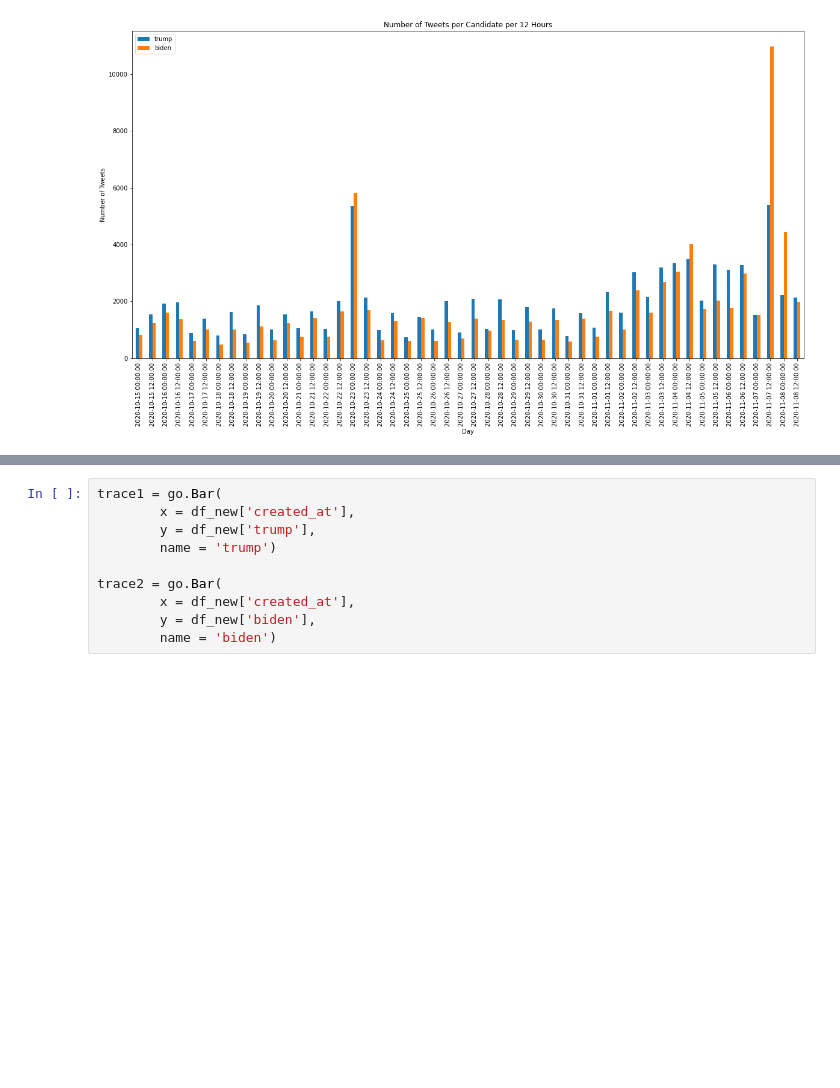
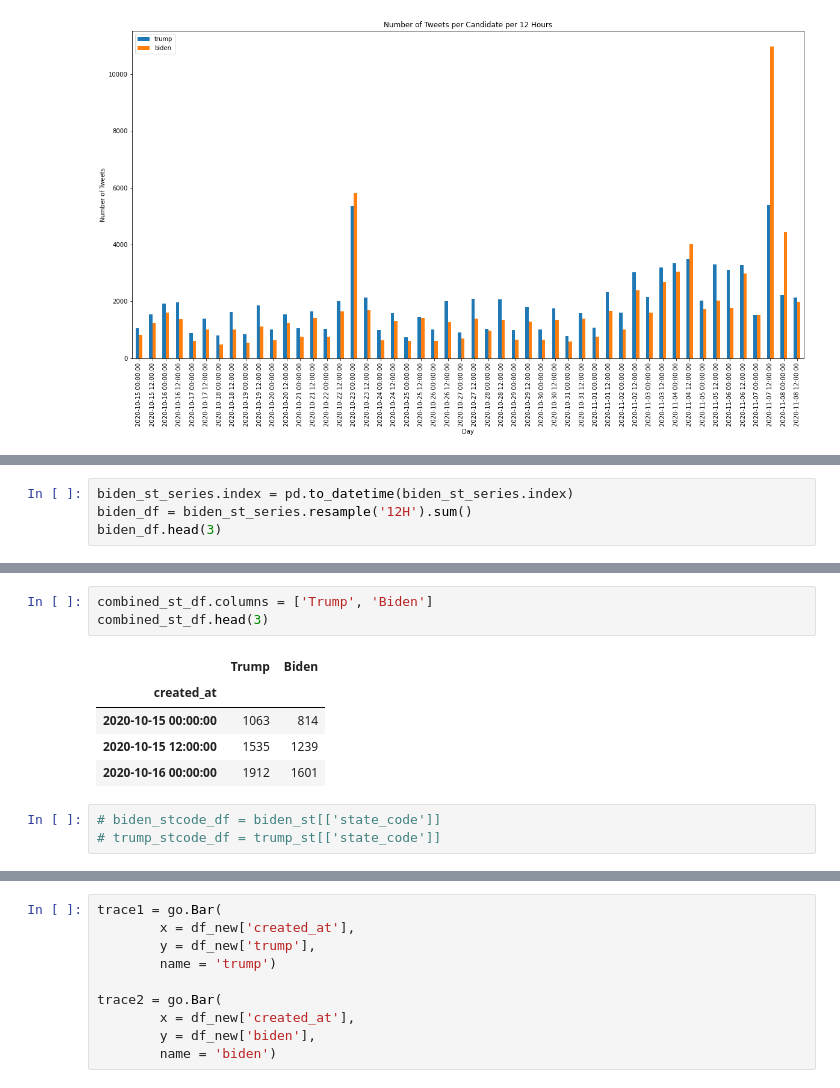
Before and after one commit to olivedisaster/Project-2, a Jupyter notebook: write_data_rs_bmw.ipynb, the cells around one changed output, grey strips where cells are left out. Drawn from its saved outputs; the diff is of its cells as text; blank space fills up the shorter version.

```diff
--- a/write_data_rs_bmw.ipynb
+++ b/write_data_rs_bmw.ipynb
@@ -508,0 +572,4 @@ Text(0, 0.5, 'Number of Tweets')
+# %%
+biden_st_series.index = pd.to_datetime(biden_st_series.index)
+biden_df = biden_st_series.resample('12H').sum()
+biden_df.head(3)
@@ -508,0 +615,12 @@ Text(0, 0.5, 'Number of Tweets')
+# %%
+combined_st_df.columns = ['Trump', 'Biden']
+combined_st_df.head(3)
+# %% [output]
+|  | Trump | Biden |
+| created_at |  |  |
+| 2020-10-15 00:00:00 | 1063 | 814 |
+| 2020-10-15 12:00:00 | 1535 | 1239 |
+| 2020-10-16 00:00:00 | 1912 | 1601 |
+# %%
+# biden_stcode_df = biden_st[['state_code']]
+# trump_stcode_df = trump_st[['state_code']]
```
Also changed, not shown: parts of 17 cells of this notebook, 5 other files.
